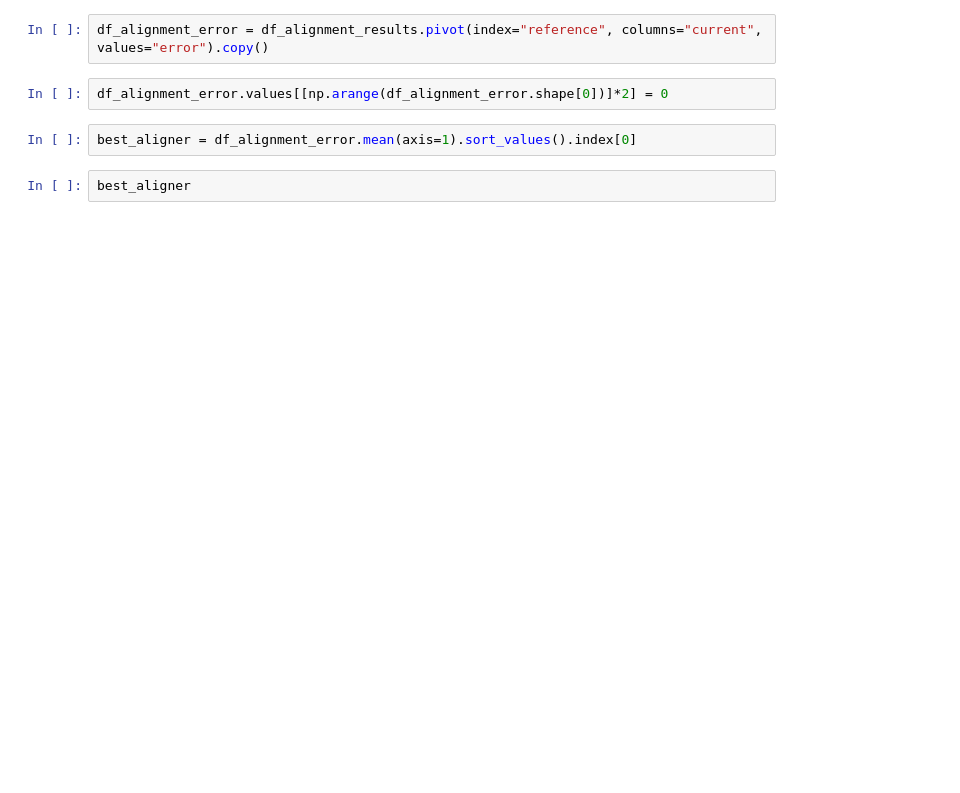
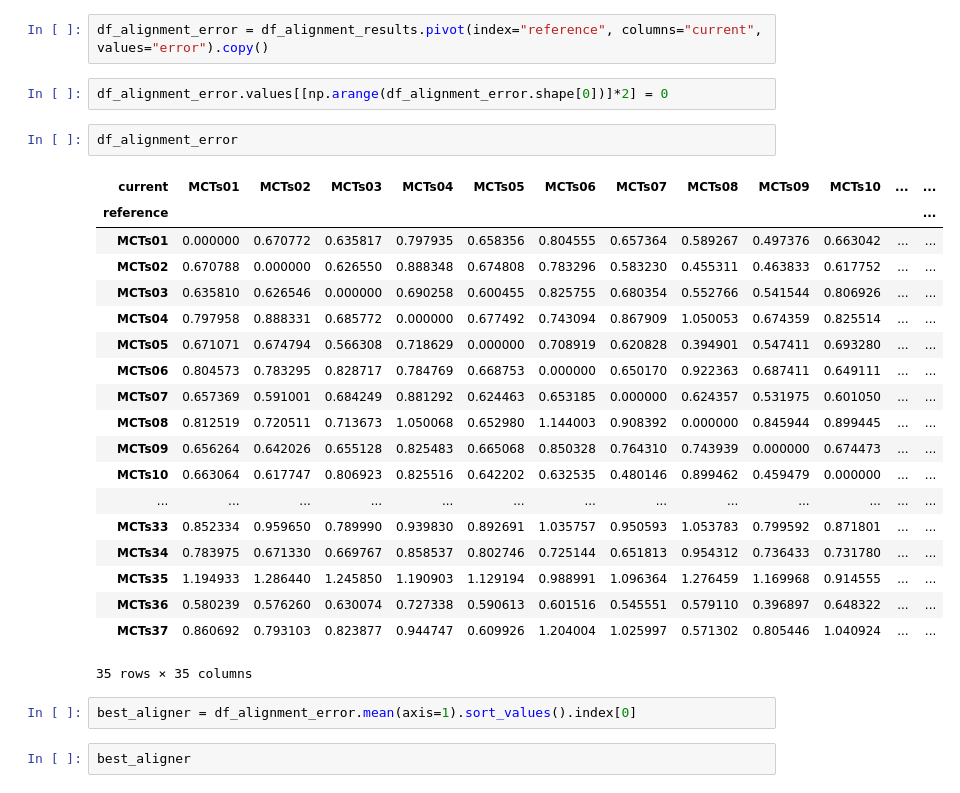
Before and after one commit to knights-lab/foodworks, a Jupyter notebook: notebooks/2_temporal_alignments_pairwise.ipynb, the cells around one changed output. Drawn from its saved outputs; the diff is of its cells as text; blank space fills up the shorter version.

```diff
--- a/notebooks/2_temporal_alignments_pairwise.ipynb
+++ b/notebooks/2_temporal_alignments_pairwise.ipynb
@@ -241,6 +301,28 @@ df_alignment_results = pd.DataFrame(mat, columns=cols)
 df_alignment_error = df_alignment_results.pivot(index="reference", columns="current", values="error").copy()
 # %%
 df_alignment_error.values[[np.arange(df_alignment_error.shape[0])]*2] = 0
+# %%
+df_alignment_error
+# %% [output]
+| current | MCTs01 | MCTs02 | MCTs03 | MCTs04 | MCTs05 | MCTs06 | MCTs07 | MCTs08 | MCTs09 | MCTs10 | ... | ... |
+| reference |  |  |  |  |  |  |  |  |  |  |  | ... |
+| MCTs01 | 0.000000 | 0.670772 | 0.635817 | 0.797935 | 0.658356 | 0.804555 | 0.657364 | 0.589267 | 0.497376 | 0.663042 | ... | ... |
+| MCTs02 | 0.670788 | 0.000000 | 0.626550 | 0.888348 | 0.674808 | 0.783296 | 0.583230 | 0.455311 | 0.463833 | 0.617752 | ... | ... |
+| MCTs03 | 0.635810 | 0.626546 | 0.000000 | 0.690258 | 0.600455 | 0.825755 | 0.680354 | 0.552766 | 0.541544 | 0.806926 | ... | ... |
+| MCTs04 | 0.797958 | 0.888331 | 0.685772 | 0.000000 | 0.677492 | 0.743094 | 0.867909 | 1.050053 | 0.674359 | 0.825514 | ... | ... |
+| MCTs05 | 0.671071 | 0.674794 | 0.566308 | 0.718629 | 0.000000 | 0.708919 | 0.620828 | 0.394901 | 0.547411 | 0.693280 | ... | ... |
+| MCTs06 | 0.804573 | 0.783295 | 0.828717 | 0.784769 | 0.668753 | 0.000000 | 0.650170 | 0.922363 | 0.687411 | 0.649111 | ... | ... |
+| MCTs07 | 0.657369 | 0.591001 | 0.684249 | 0.881292 | 0.624463 | 0.653185 | 0.000000 | 0.624357 | 0.531975 | 0.601050 | ... | ... |
+| MCTs08 | 0.812519 | 0.720511 | 0.713673 | 1.050068 | 0.652980 | 1.144003 | 0.908392 | 0.000000 | 0.845944 | 0.899445 | ... | ... |
+| MCTs09 | 0.656264 | 0.642026 | 0.655128 | 0.825483 | 0.665068 | 0.850328 | 0.764310 | 0.743939 | 0.000000 | 0.674473 | ... | ... |
+| MCTs10 | 0.663064 | 0.617747 | 0.806923 | 0.825516 | 0.642202 | 0.632535 | 0.480146 | 0.899462 | 0.459479 | 0.000000 | ... | ... |
+| ... | ... | ... | ... | ... | ... | ... | ... | ... | ... | ... | ... | ... |
+| MCTs33 | 0.852334 | 0.959650 | 0.789990 | 0.939830 | 0.892691 | 1.035757 | 0.950593 | 1.053783 | 0.799592 | 0.871801 | ... | ... |
+| MCTs34 | 0.783975 | 0.671330 | 0.669767 | 0.858537 | 0.802746 | 0.725144 | 0.651813 | 0.954312 | 0.736433 | 0.731780 | ... | ... |
+| MCTs35 | 1.194933 | 1.286440 | 1.245850 | 1.190903 | 1.129194 | 0.988991 | 1.096364 | 1.276459 | 1.169968 | 0.914555 | ... | ... |
+| MCTs36 | 0.580239 | 0.576260 | 0.630074 | 0.727338 | 0.590613 | 0.601516 | 0.545551 | 0.579110 | 0.396897 | 0.648322 | ... | ... |
+| MCTs37 | 0.860692 | 0.793103 | 0.823877 | 0.944747 | 0.609926 | 1.204004 | 1.025997 | 0.571302 | 0.805446 | 1.040924 | ... | ... |
+35 rows × 35 columns
 # %%
 best_aligner = df_alignment_error.mean(axis=1).sort_values().index[0]
 # %%
```
Also changed, not shown: parts of 20 cells of this notebook, 23 other files.
